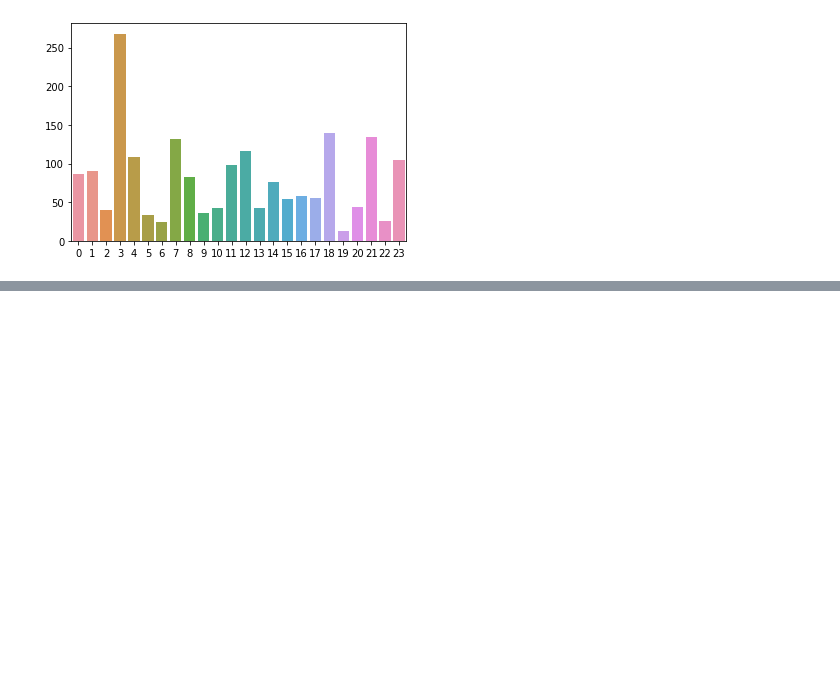
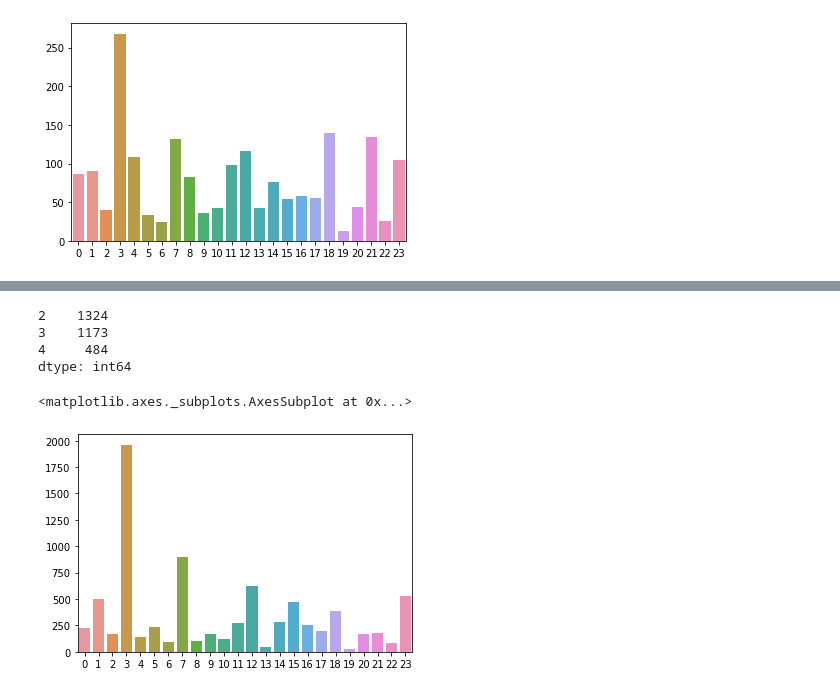
Before and after one commit to kuto5046/kaggle-rainforest, a Jupyter notebook: pseudo_labeling.ipynb, the cells around one changed output, grey strips where cells are left out. Drawn from its saved outputs; the diff is of its cells as text; code cells hidden in the pictures; blank space fills up the shorter version.

```diff
--- a/pseudo_labeling.ipynb
+++ b/pseudo_labeling.ipynb
@@ -269,0 +417,3 @@ sns.barplot(pseudo_all_df.iloc[:, 1:-2].sum().index, pseudo_df.iloc[:, 1:-2].sum
+# %%
+# single labelは除外/多すぎるやつも除外
+pseudo_df2 = pseudo_df[~pseudo_df.iloc[:, 1:-2].sum(axis=1).isin([1, 5, 6,7])]
@@ -269,0 +423,12 @@ sns.barplot(pseudo_all_df.iloc[:, 1:-2].sum().index, pseudo_df.iloc[:, 1:-2].sum
+# %%
+pseudo_df2.iloc[:, 1:-2].sum(axis=1).value_counts()
+# %% [output]
+2    1324
+3    1173
+4     484
+dtype: int64
+# %%
+sns.barplot(pseudo_df2.iloc[:, 1:-2].sum().index, pseudo_df2.iloc[:, 1:-2].sum().values)
+# %% [output]
+<matplotlib.axes._subplots.AxesSubplot at 0x...>
+[figure, added]
```
Also changed, not shown: parts of 20 cells of this notebook, 1 other file.
